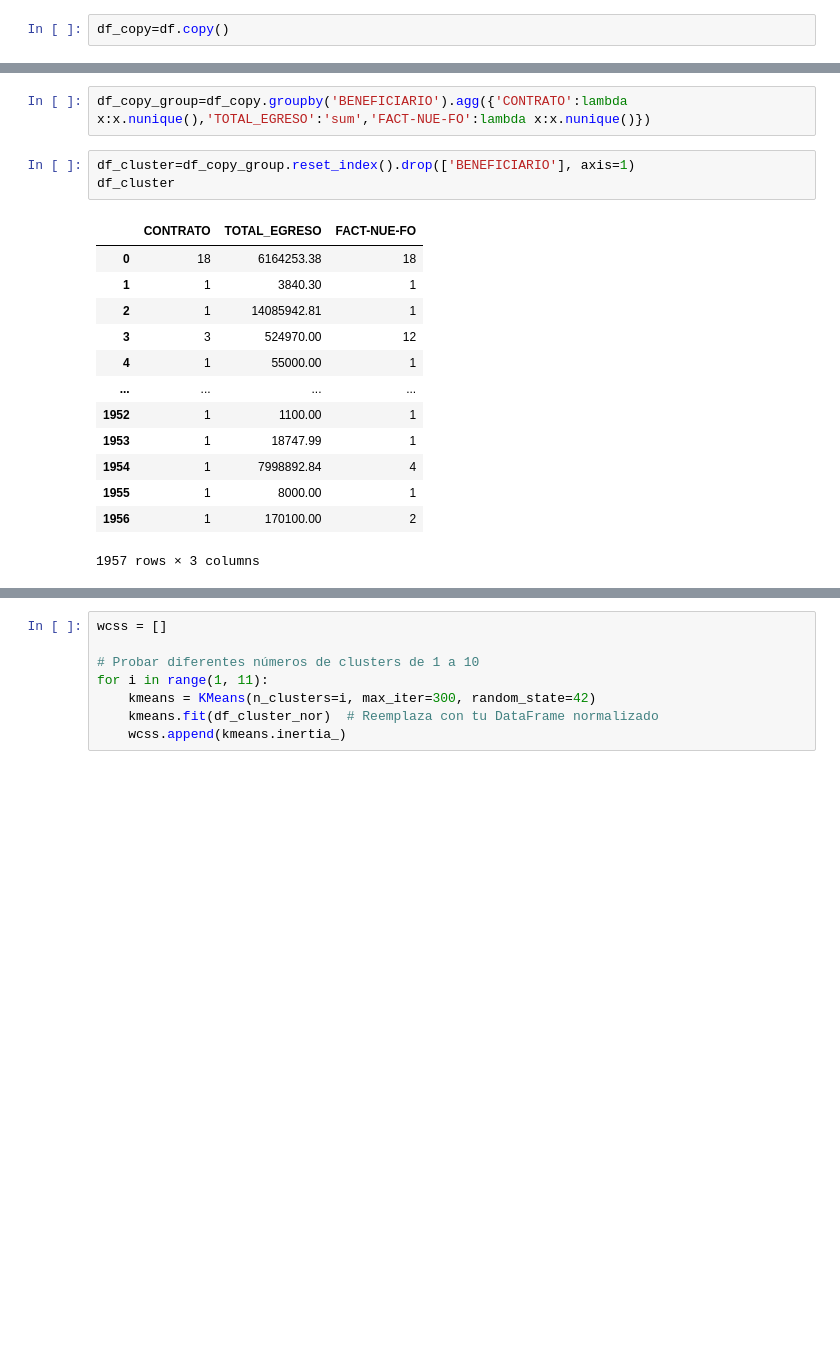
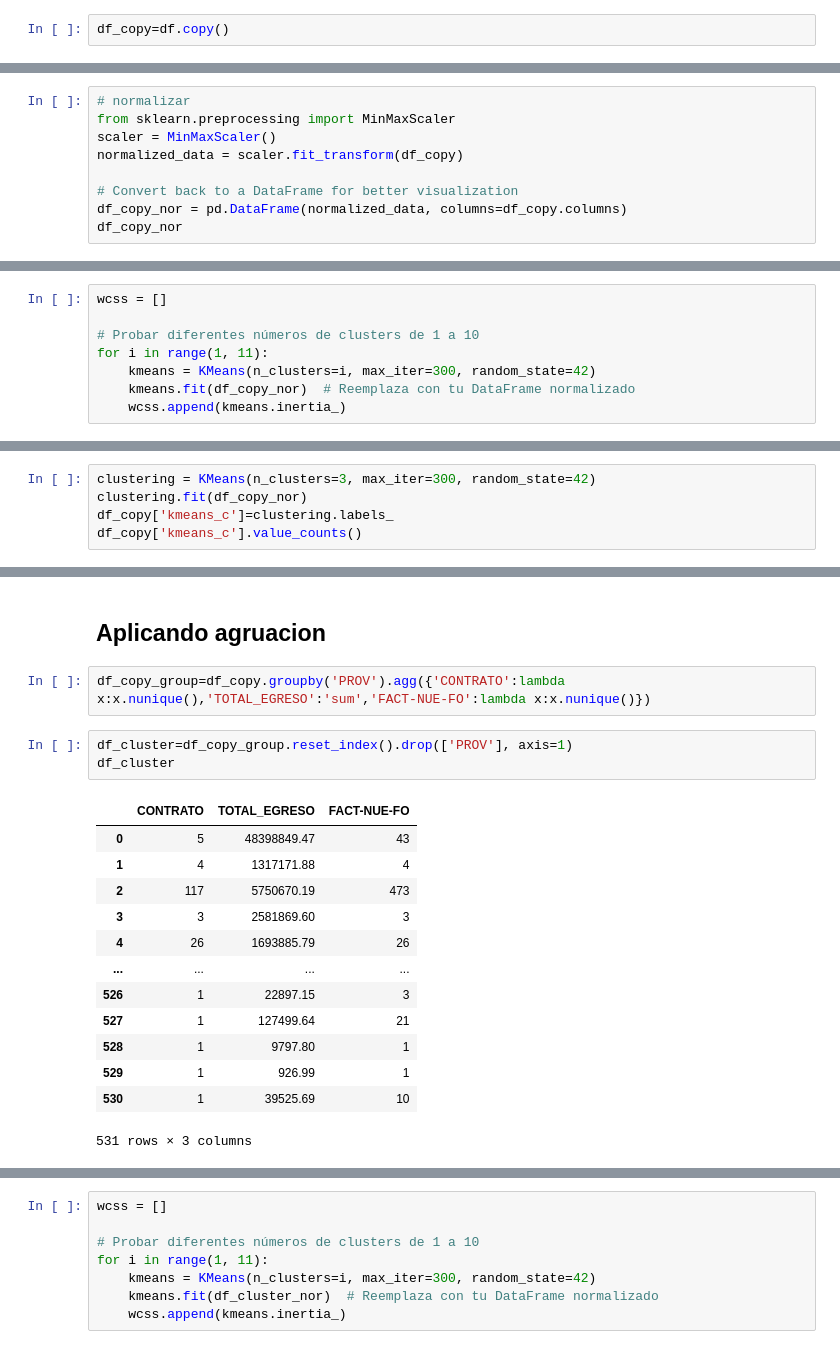
Before and after one commit to edgarMuno/DataMonterrey2019, a Jupyter notebook: 4_modelos.ipynb, the cells around one changed output, grey strips where cells are left out. Drawn from its saved outputs; the diff is of its cells as text; blank space fills up the shorter version.

```diff
--- a/4_modelos.ipynb
+++ b/4_modelos.ipynb
@@ -132,0 +149,9 @@ dtype: object
+# %%
+# normalizar
+from sklearn.preprocessing import MinMaxScaler
+scaler = MinMaxScaler()
+normalized_data = scaler.fit_transform(df_copy)
+
+# Convert back to a DataFrame for better visualization
+df_copy_nor = pd.DataFrame(normalized_data, columns=df_copy.columns)
+df_copy_nor
@@ -132,0 +172,8 @@ dtype: object
+# %%
+wcss = []
+
+# Probar diferentes números de clusters de 1 a 10
+for i in range(1, 11):
+    kmeans = KMeans(n_clusters=i, max_iter=300, random_state=42)
+    kmeans.fit(df_copy_nor)  # Reemplaza con tu DataFrame normalizado
+    wcss.append(kmeans.inertia_)
@@ -132,0 +189,5 @@ dtype: object
+# %%
+clustering = KMeans(n_clusters=3, max_iter=300, random_state=42)
+clustering.fit(df_copy_nor)
+df_copy['kmeans_c']=clustering.labels_
+df_copy['kmeans_c'].value_counts()
@@ -133,22 +244,24 @@ dtype: object
+# %% [markdown]
+## Aplicando agruacion
 # %%
-df_copy_group=df_copy.groupby('BENEFICIARIO').agg({'CONTRATO':lambda x:x.nunique(),'TOTAL_EGRESO':'sum','FACT-NUE-FO':lambda x:x.nunique()})
+df_copy_group=df_copy.groupby('PROV').agg({'CONTRATO':lambda x:x.nunique(),'TOTAL_EGRESO':'sum','FACT-NUE-FO':lambda x:x.nunique()})
 # %%
-df_cluster=df_copy_group.reset_index().drop(['BENEFICIARIO'], axis=1)
+df_cluster=df_copy_group.reset_index().drop(['PROV'], axis=1)
 df_cluster
 # %% [output]
 |  | CONTRATO | TOTAL_EGRESO | FACT-NUE-FO |
-| 0 | 18 | 6164253.38 | 18 |
-| 1 | 1 | 3840.30 | 1 |
-| 2 | 1 | 14085942.81 | 1 |
-| 3 | 3 | 524970.00 | 12 |
-| 4 | 1 | 55000.00 | 1 |
+| 0 | 5 | 48398849.47 | 43 |
+| 1 | 4 | 1317171.88 | 4 |
+| 2 | 117 | 5750670.19 | 473 |
+| 3 | 3 | 2581869.60 | 3 |
+| 4 | 26 | 1693885.79 | 26 |
 | ... | ... | ... | ... |
-| 1952 | 1 | 1100.00 | 1 |
-| 1953 | 1 | 18747.99 | 1 |
-| 1954 | 1 | 7998892.84 | 4 |
-| 1955 | 1 | 8000.00 | 1 |
-| 1956 | 1 | 170100.00 | 2 |
+| 526 | 1 | 22897.15 | 3 |
+| 527 | 1 | 127499.64 | 21 |
+| 528 | 1 | 9797.80 | 1 |
+| 529 | 1 | 926.99 | 1 |
+| 530 | 1 | 39525.69 | 10 |
-1957 rows × 3 columns
+531 rows × 3 columns
 # %%
 # normalizar
 from sklearn.preprocessing import MinMaxScaler
```
Also changed, not shown: parts of 21 cells of this notebook, 2 other files.
